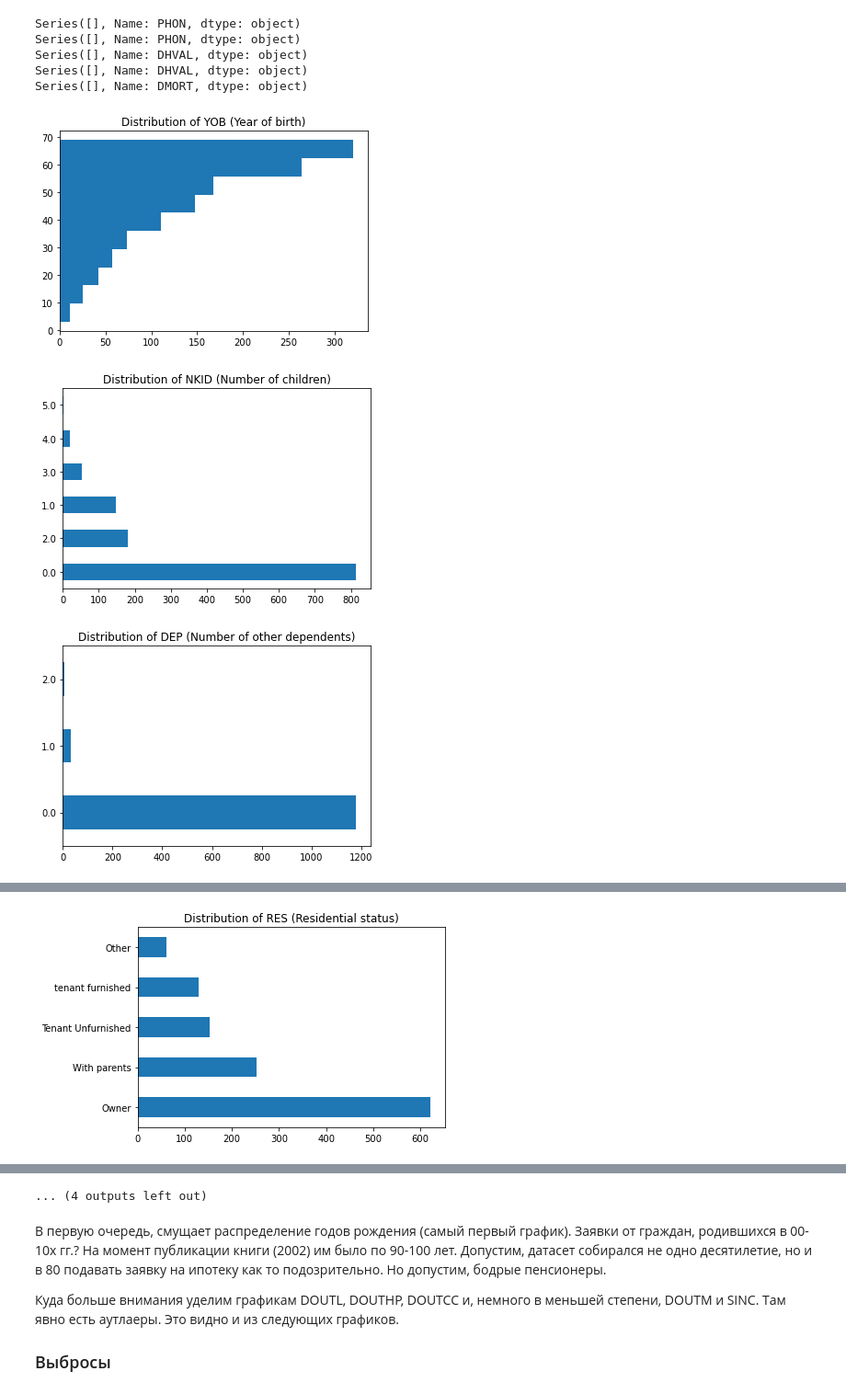
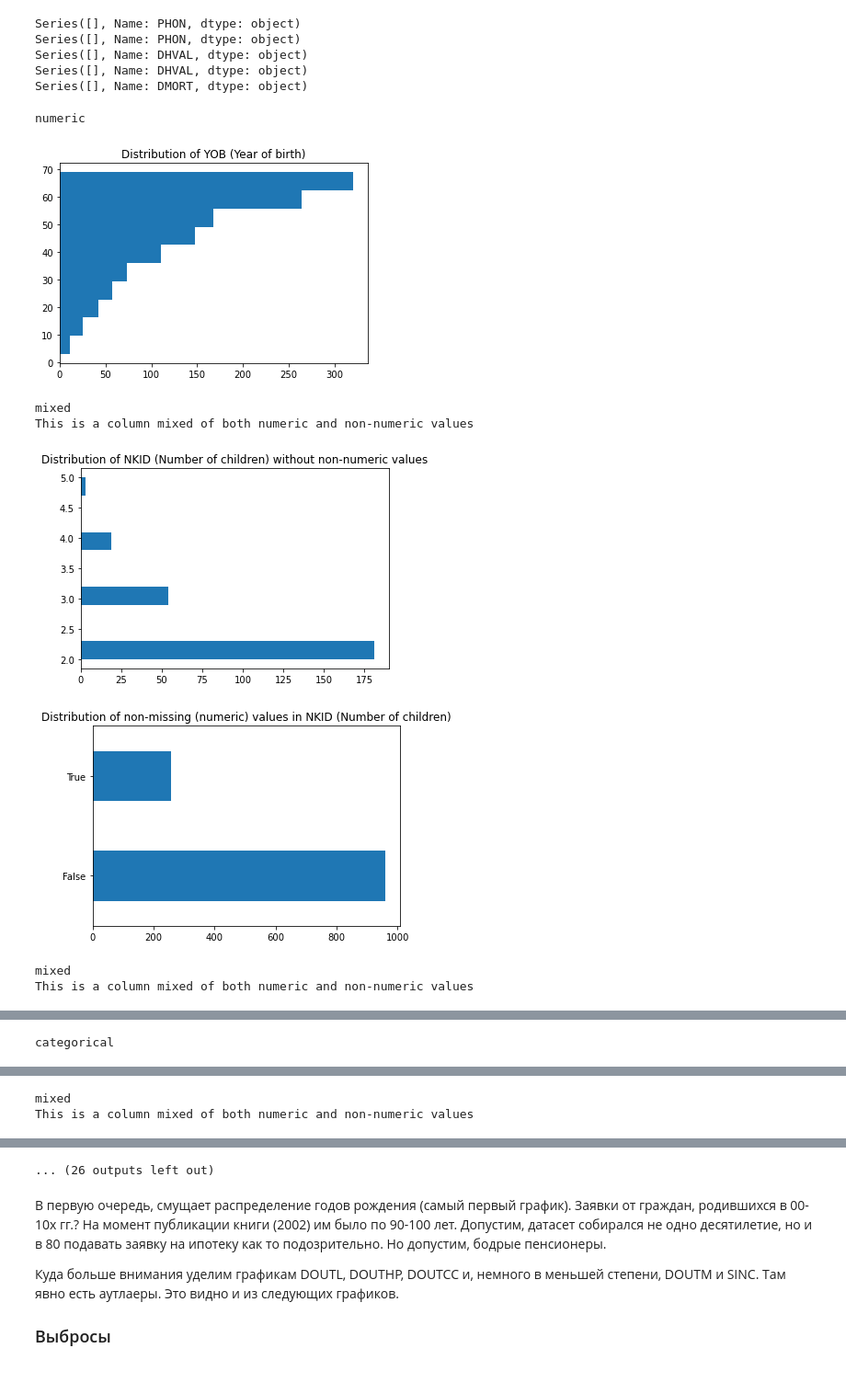
Before and after one commit to uasek/credit_scoring_project, a Jupyter notebook: datasets/09_Thomas/09_Thomas.ipynb, the cells around one changed output, grey strips where cells are left out. Shown at 92% size. Cells and saved outputs as stored; diff of their text form; code cells hidden in the pictures.

```diff
--- a/datasets/09_Thomas/09_Thomas.ipynb
+++ b/datasets/09_Thomas/09_Thomas.ipynb
@@ -314,33 +312,43 @@ def check_mixed_or_categorical(column):
         return(False)
     else:
         check_numeric = column.str.isnumeric()
         check_numeric[check_numeric.isnull()] = True
         check_numeric[column.isnull()] = False
         if len(column[check_numeric]) == 0:
             return("categorical")
         else:
             return("mixed")
 
 def check_factor_plotting_type(column, column_name, names_mask):
     if column.dtype == pd.Series([np.datetime64("1995-05-05")]).dtype:
         return("datetime")
     elif check_mixed_or_categorical(column) != False:
         return(check_mixed_or_categorical(column))
     else:
         return("numeric")
 
-def plot_all(column, column_name, names_mask, presumably_discrete_names = presumably_discrete_names):
+def plot_all(column, column_name, names_mask):
     map_functions_to_types = {
         "categorical" : plot_categorical,
         "mixed" : plot_mixed,
         "numeric" : plot_numeric,
         "datetime" : plot_datetime
     }
 
     type_checked = check_factor_plotting_type(column, column_name, names_mask)
     print(type_checked)
     map_functions_to_types[type_checked](column, column_name, names_mask)
+
+
+for col in X_cat.columns:
+
+    plot_all(X_cat[col], col, names_mask)
 # %% [output]
+numeric
 [figure]
+mixed
+This is a column mixed of both numeric and non-numeric values
-[figure, old version]
+[figure, new version]
-[figure, old version]
+[figure, new version]
+mixed
+This is a column mixed of both numeric and non-numeric values
@@ -348,0 +357 @@ def plot_all(column, column_name, names_mask, presumably_discrete_names = presum
+categorical
@@ -349,0 +359,2 @@ def plot_all(column, column_name, names_mask, presumably_discrete_names = presum
+mixed
+This is a column mixed of both numeric and non-numeric values
@@ -351 +361,0 @@ def plot_all(column, column_name, names_mask, presumably_discrete_names = presum
-[figure, removed]
@@ -356,4 +362,4 @@ def plot_all(column, column_name, names_mask, presumably_discrete_names = presum
-... (4 outputs left out)
+... (26 outputs left out)
 # %% [markdown]
 В первую очередь, смущает распределение годов рождения (самый первый график). Заявки от граждан, родившихся в 00-10х гг.? На момент публикации книги (2002) им было по 90-100 лет. Допустим, датасет собирался не одно десятилетие, но и в 80 подавать заявку на ипотеку как то подозрительно. Но допустим, бодрые пенсионеры.
 
```
Also changed, not shown: parts of 3 cells of this notebook.
